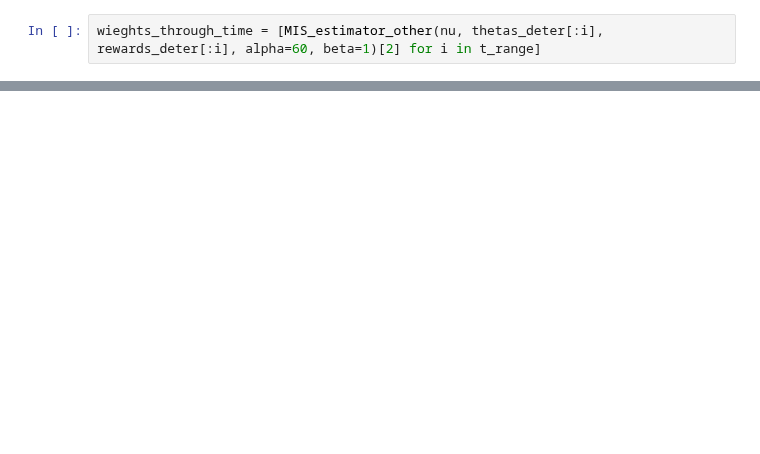
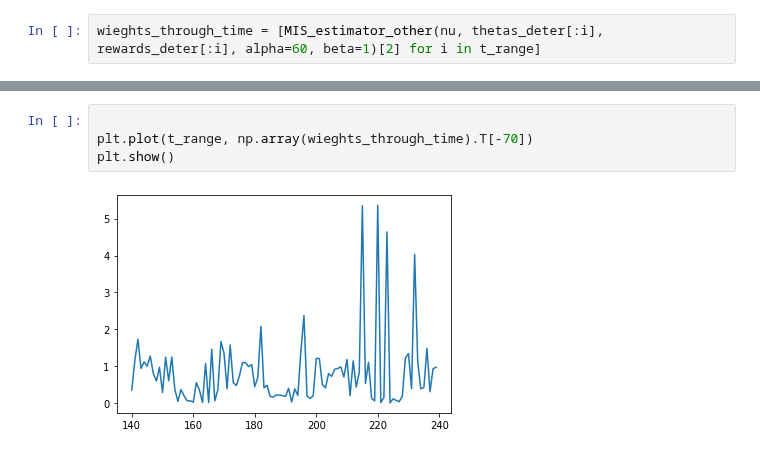
Before and after one commit to francescovidaich964/Como_lake, a Jupyter notebook: bandit_tests/non-stat_contextual_bandits.ipynb, the cells around one changed output, grey strips where cells are left out. Saved outputs shown, nothing was run; the diff lists cells and outputs as text; blank space fills up the shorter version.

```diff
--- a/bandit_tests/non-stat_contextual_bandits.ipynb
+++ b/bandit_tests/non-stat_contextual_bandits.ipynb
@@ -641,0 +642,6 @@ plt.show()
+# %%
+
+plt.plot(t_range, np.array(wieghts_through_time).T[-70])
+plt.show()
+# %% [output]
+[figure, added]
```
Also changed, not shown: parts of 6 cells of this notebook.
